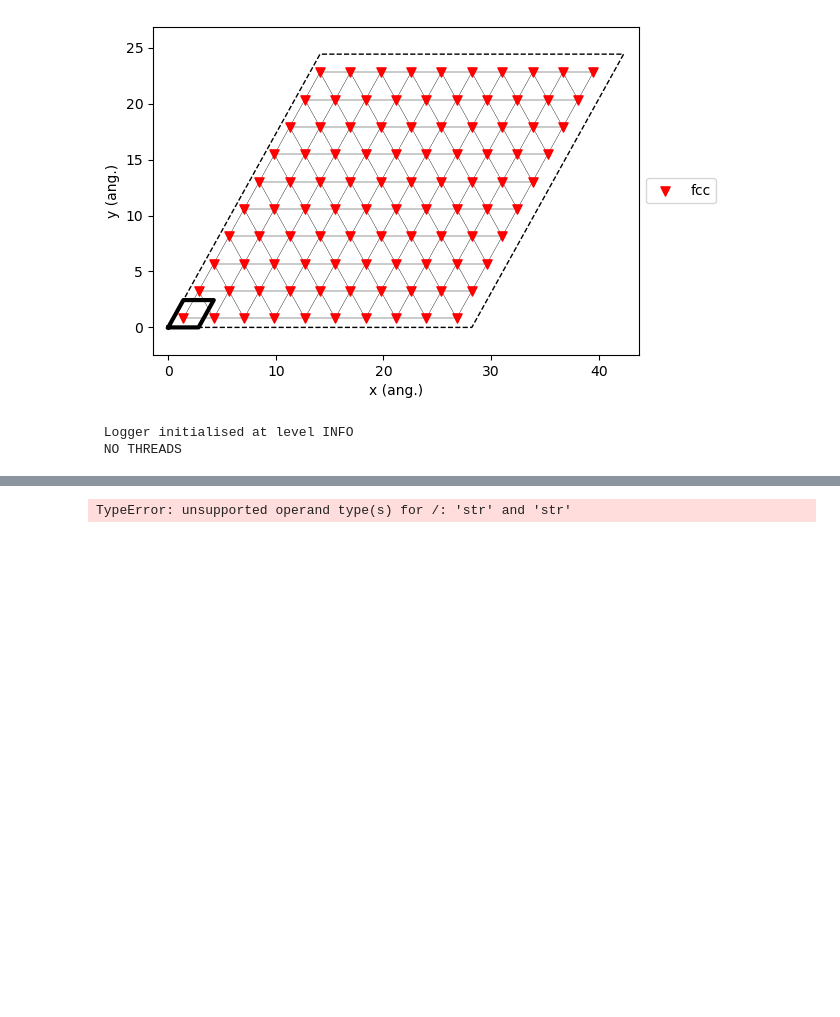
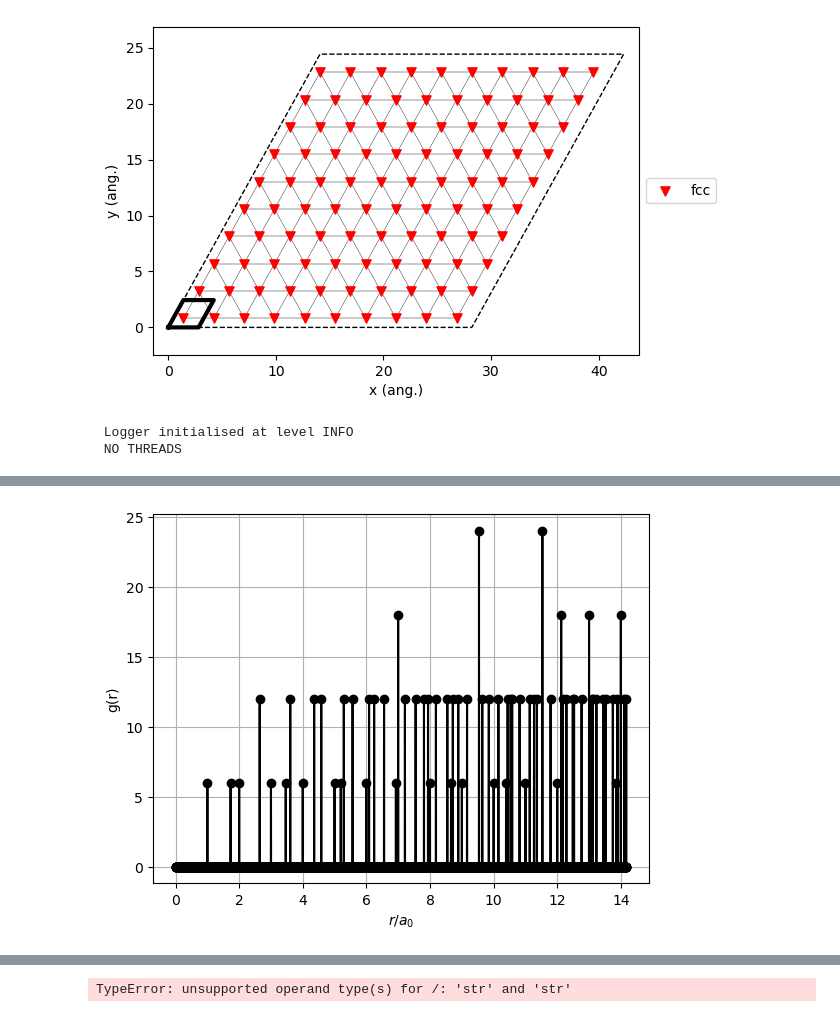
Before and after one commit to akandra/O_Pt111, a Jupyter notebook: O_Pt111-zacros.ipynb, the cells around one changed output, grey strips where cells are left out. Saved outputs shown, nothing was run; the diff lists cells and outputs as text; code cells hidden in the pictures; blank space fills up the shorter version.

```diff
--- a/O_Pt111-zacros.ipynb
+++ b/O_Pt111-zacros.ipynb
@@ -57,10 +57,10 @@ lattice.plot()
 [figure]
 # %%
 # Loop over different coverages
-temperature = 70  # in Kelvin
-cluster_list, eng_list, cl_dir = clusters(2)
+temperature = 200  # in Kelvin
+cluster_list, eng_list, cl_dir = clusters(0)
 
-for coverage in [0.05]:
+for coverage in [0.08]:
 
     wdir = Path(f"{run_dir}_{int(round(1000*coverage)):04d}_{cl_dir}_{temperature:04d}")
     try:
@@ -312,0 +255,4 @@ def plot_cluster_size_and_circularity(sizes, circularities, bins=None):
+# %%
+r_lat, g_lat = rdf([lattice_xy],1, v1, v2, lattice_constant=lattice_constant, r_max=40.0, dr=0.01)
+# %% [output]
+[figure, added]
```
Also changed, not shown: parts of 20 cells of this notebook, 1 other file.
